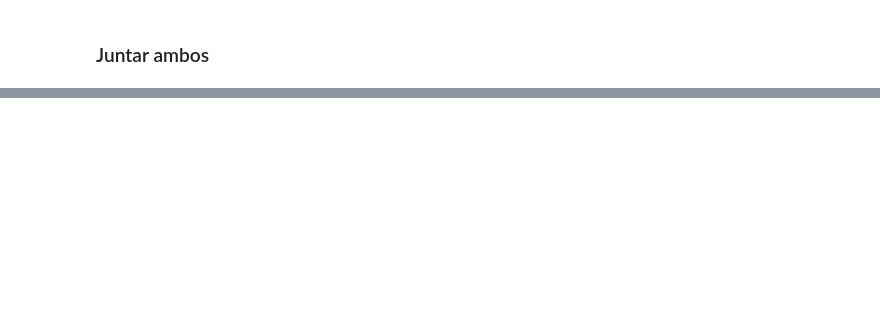
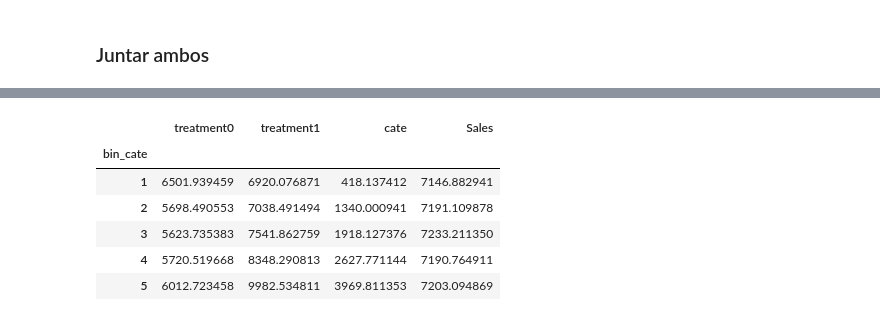
Before and after one commit to arantzaghg/lab_aprendizaje_estadistico, a Jupyter notebook: rossman_CATE_sin_resolver.ipynb, the cells around one changed output, grey strips where cells are left out. Drawn from its saved outputs; the diff is of its cells as text; code cells hidden in the pictures; blank space fills up the shorter version.

```diff
--- a/rossman_CATE_sin_resolver.ipynb
+++ b/rossman_CATE_sin_resolver.ipynb
@@ -360,3 +360,23 @@ Early stopping, best iteration is:
 [2539]  training's rmse: 884.762        valid_1's rmse: 1111.06
 LGBMRegressor(colsample_bytree=0.8, max_depth=5, metric='rmse',
               n_estimators=10000, num_leaves=10, subsample=0.8, verbosity=-1)
+# %%
+model_t1 = LGBMRegressor(
+    n_estimators=10000,
+    num_leaves=10,
+    max_depth=5,
+    learning_rate=0.1,
+    colsample_bytree=0.8,
+    subsample=0.8,
+    metric='rmse',
+    verbosity=-1
+)
+
+# Entrenar
+model_t1.fit(
+    X_train_promo1, y_train_promo1,
+    eval_set=[(X_train_promo1, y_train_promo1), (X_test_promo1, y_test_promo1)],
+    callbacks=[
+        early_stopping(20),
+        log_evaluation(100)
+    ])
@@ -363,2 +399,13 @@ LGBMRegressor(colsample_bytree=0.8, max_depth=5, metric='rmse',
 # %% [markdown]
 ### Juntar ambos
+# %%
+todos = X_test.copy()
+todos = todos[X_train_promo0.keys()]
+
+df_cate = pd.DataFrame({
+    'treatment0': model_t0.predict(todos),
+    'treatment1': model_t1.predict(todos)
+})
+# %%
+df_cate['cate']= df_cate['treatment1']- df_cate['treatment0']
+df_cate
@@ -364,0 +426,14 @@ LGBMRegressor(colsample_bytree=0.8, max_depth=5, metric='rmse',
+# %%
+df_cate['bin_cate'] = pd.qcut(df_cate['cate'], q = 5, labels = False) + 1
+
+df_cate['Sales'] = y_test
+# %%
+df_cate.groupby('bin_cate').mean()
+# %% [output]
+|  | treatment0 | treatment1 | cate | Sales |
+| bin_cate |  |  |  |  |
+| 1 | 6501.939459 | 6920.076871 | 418.137412 | 7146.882941 |
+| 2 | 5698.490553 | 7038.491494 | 1340.000941 | 7191.109878 |
+| 3 | 5623.735383 | 7541.862759 | 1918.127376 | 7233.211350 |
+| 4 | 5720.519668 | 8348.290813 | 2627.771144 | 7190.764911 |
+| 5 | 6012.723458 | 9982.534811 | 3969.811353 | 7203.094869 |
```
Also changed, not shown: parts of 2 cells of this notebook.
